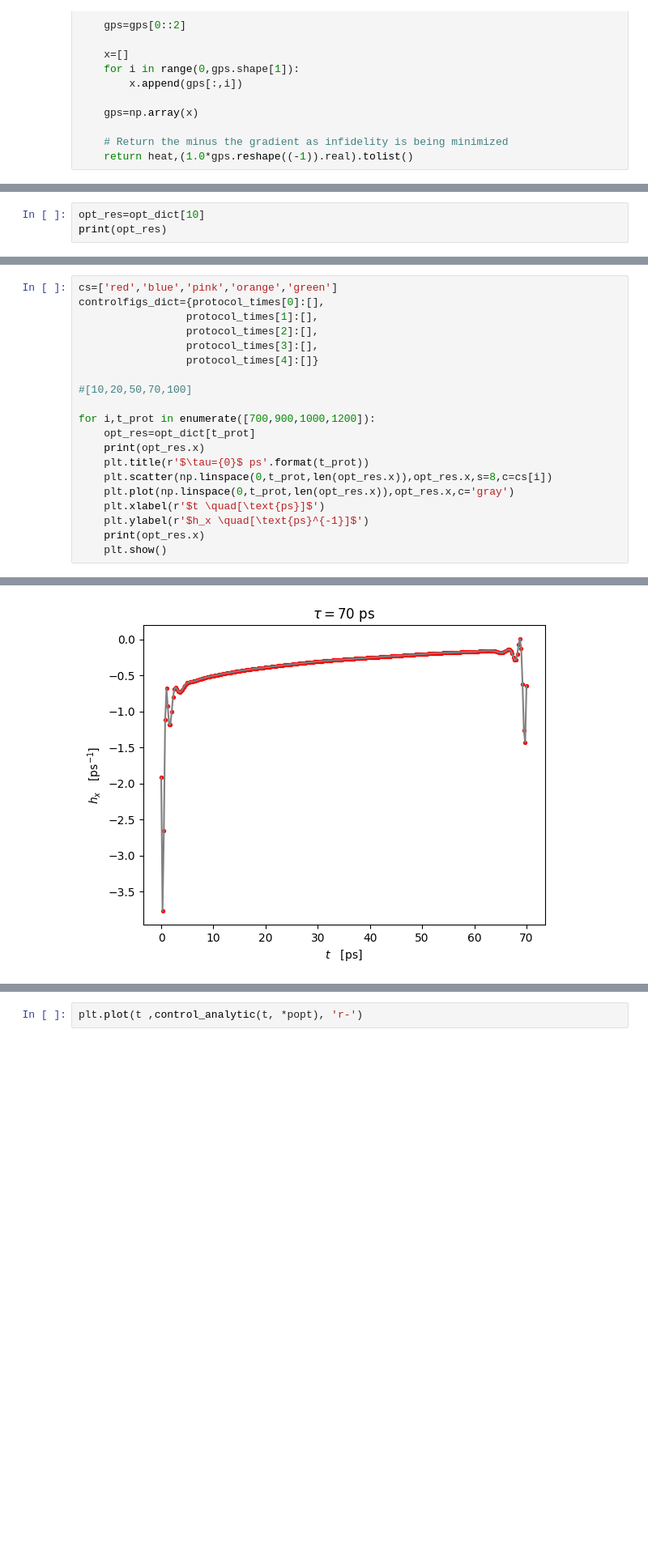
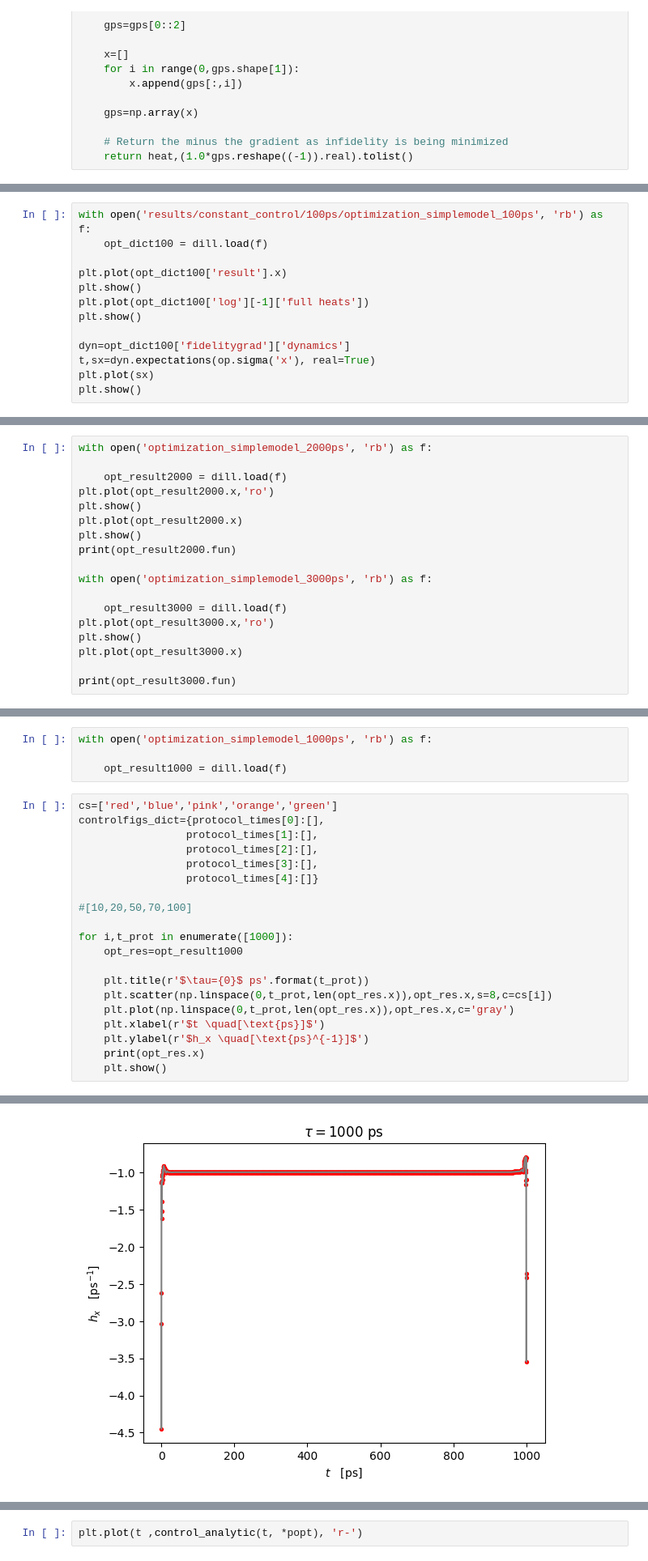
Before and after one commit to ebutler414/OQuPy, a Jupyter notebook: opt_simple.ipynb, the cells around one changed output, grey strips where cells are left out. Shown at 81% size. Drawn from its saved outputs; the diff is of its cells as text; blank space fills up the shorter version.

```diff
--- a/opt_simple.ipynb
+++ b/opt_simple.ipynb
@@ -262,3 +242,0 @@ print(min_heats)
-# %%
-opt_res=opt_dict[10]
-print(opt_res)
@@ -266,0 +243,13 @@ print(opt_res)
+# %%
+with open('results/constant_control/100ps/optimization_simplemodel_100ps', 'rb') as f:
+    opt_dict100 = dill.load(f)
+
+plt.plot(opt_dict100['result'].x)
+plt.show()
+plt.plot(opt_dict100['log'][-1]['full heats'])
+plt.show()
+
+dyn=opt_dict100['fidelitygrad']['dynamics']
+t,sx=dyn.expectations(op.sigma('x'), real=True)
+plt.plot(sx)
+plt.show()
@@ -266,0 +260,18 @@ print(opt_res)
+# %%
+with open('optimization_simplemodel_2000ps', 'rb') as f:
+
+    opt_result2000 = dill.load(f)
+plt.plot(opt_result2000.x,'ro')
+plt.show()
+plt.plot(opt_result2000.x)
+plt.show()
+print(opt_result2000.fun)
+
+with open('optimization_simplemodel_3000ps', 'rb') as f:
+
+    opt_result3000 = dill.load(f)
+plt.plot(opt_result3000.x,'ro')
+plt.show()
+plt.plot(opt_result3000.x)
+
+print(opt_result3000.fun)
@@ -267,3 +285,7 @@ print(opt_res)
+# %%
+with open('optimization_simplemodel_1000ps', 'rb') as f:
+
+    opt_result1000 = dill.load(f)
 # %%
 cs=['red','blue','pink','orange','green']
 controlfigs_dict={protocol_times[0]:[],
@@ -274,9 +296,9 @@ controlfigs_dict={protocol_times[0]:[],
 
 #[10,20,50,70,100]
 
-for i,t_prot in enumerate([700,900,1000,1200]):
-    opt_res=opt_dict[t_prot]
-    print(opt_res.x)
+for i,t_prot in enumerate([1000]):
+    opt_res=opt_result1000
+
     plt.title(r'$\tau={0}$ ps'.format(t_prot))
     plt.scatter(np.linspace(0,t_prot,len(opt_res.x)),opt_res.x,s=8,c=cs[i])
     plt.plot(np.linspace(0,t_prot,len(opt_res.x)),opt_res.x,c='gray')
@@ -305 +312 @@ for i,t_prot in enumerate([700,900,1000,1200]):
-[figure, old version]
+[figure, new version]
```
Also changed, not shown: parts of 10 cells of this notebook, 18 other files.
